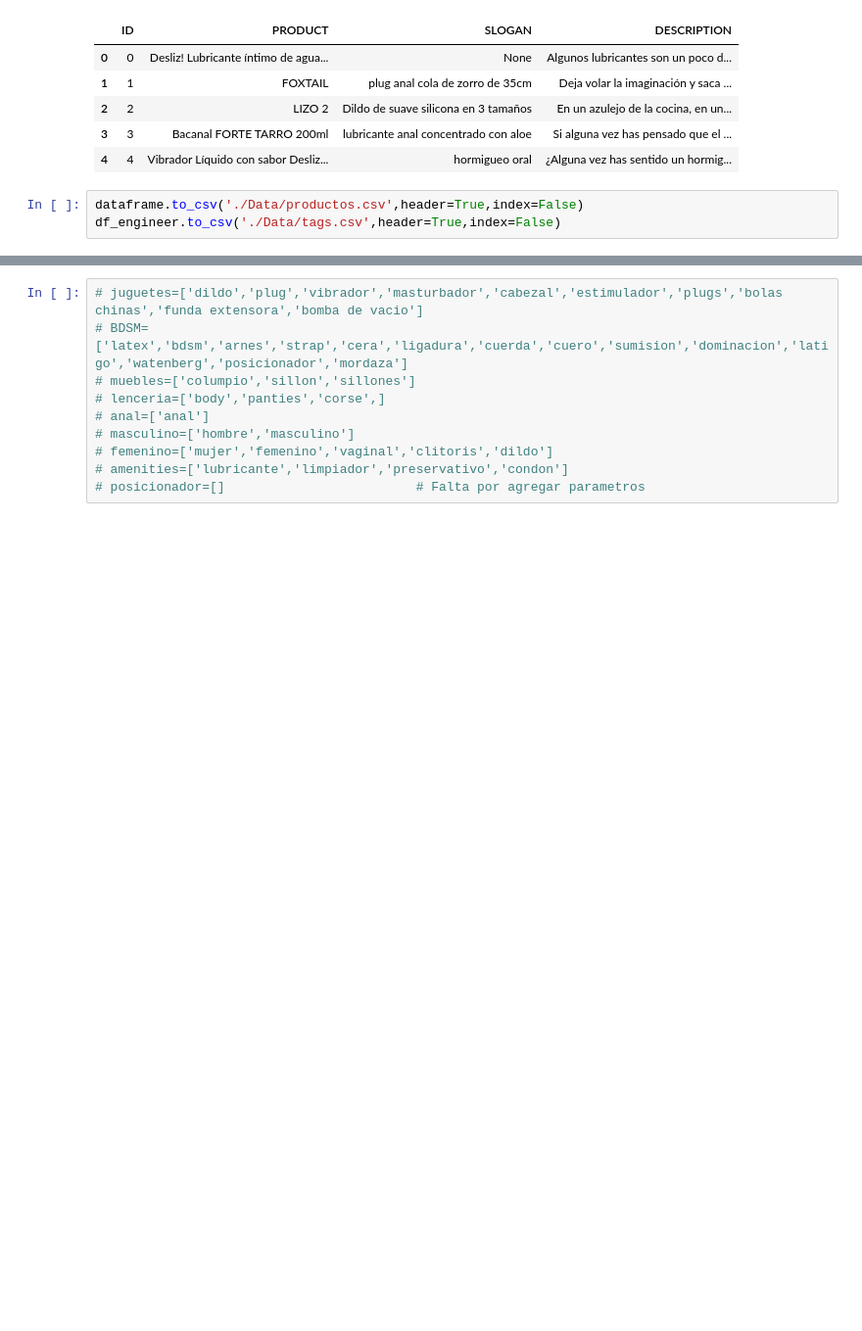
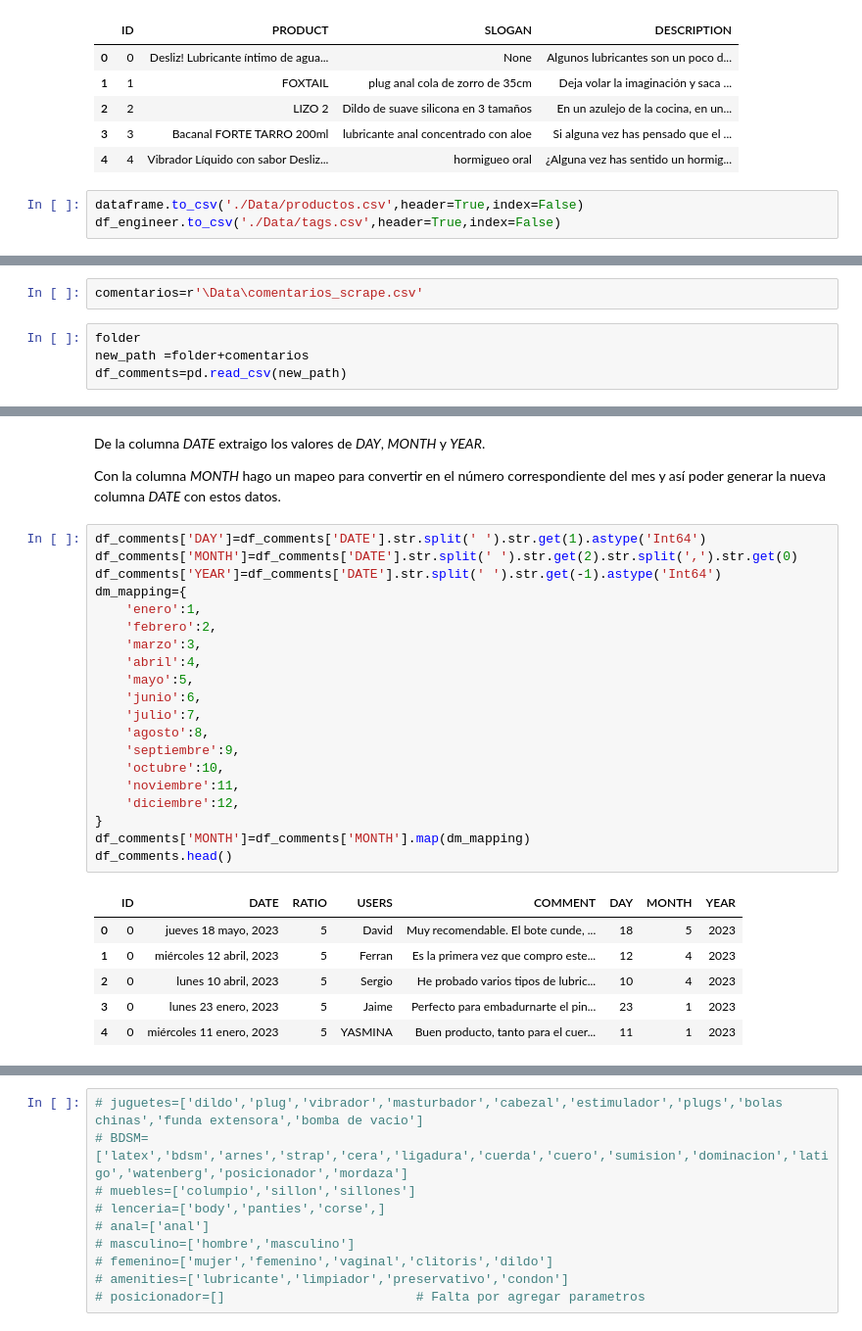
Before and after one commit to 75Engel/Webscrapping_tienda_online, a Jupyter notebook: Notebook/Engineering.ipynb, the cells around one changed output, grey strips where cells are left out. Shown at 98% size. Cells and saved outputs as stored; diff of their text form; blank space fills up the shorter version.

```diff
--- a/Notebook/Engineering.ipynb
+++ b/Notebook/Engineering.ipynb
@@ -254,0 +262,6 @@ df_engineer.to_csv('./Data/tags.csv',header=True,index=False)
+# %%
+comentarios=r'\Data\comentarios_scrape.csv'
+# %%
+folder
+new_path =folder+comentarios
+df_comments=pd.read_csv(new_path)
@@ -254,0 +292,31 @@ df_engineer.to_csv('./Data/tags.csv',header=True,index=False)
+# %% [markdown]
+De la columna *DATE* extraigo los valores de *DAY*, *MONTH* y *YEAR*.
+
+Con la columna *MONTH* hago un mapeo para convertir en el número correspondiente del mes y así poder generar la nueva columna *DATE* con estos  datos.
+# %%
+df_comments['DAY']=df_comments['DATE'].str.split(' ').str.get(1).astype('Int64')
+df_comments['MONTH']=df_comments['DATE'].str.split(' ').str.get(2).str.split(',').str.get(0)
+df_comments['YEAR']=df_comments['DATE'].str.split(' ').str.get(-1).astype('Int64')
+dm_mapping={
+    'enero':1,
+    'febrero':2,
+    'marzo':3,
+    'abril':4,
+    'mayo':5,
+    'junio':6,
+    'julio':7,
+    'agosto':8,
+    'septiembre':9,
+    'octubre':10,
+    'noviembre':11,
+    'diciembre':12,
+}
+df_comments['MONTH']=df_comments['MONTH'].map(dm_mapping)
+df_comments.head()
+# %% [output]
+|  | ID | DATE | RATIO | USERS | COMMENT | DAY | MONTH | YEAR |
+| 0 | 0 | jueves 18 mayo, 2023 | 5 | David | Muy recomendable. El bote cunde, ... | 18 | 5 | 2023 |
+| 1 | 0 | miércoles 12 abril, 2023 | 5 | Ferran | Es la primera vez que compro este... | 12 | 4 | 2023 |
+| 2 | 0 | lunes 10 abril, 2023 | 5 | Sergio | He probado varios tipos de lubric... | 10 | 4 | 2023 |
+| 3 | 0 | lunes 23 enero, 2023 | 5 | Jaime | Perfecto para embadurnarte el pin... | 23 | 1 | 2023 |
+| 4 | 0 | miércoles 11 enero, 2023 | 5 | YASMINA | Buen producto, tanto para el cuer... | 11 | 1 | 2023 |
```
Also changed, not shown: parts of 11 cells of this notebook, 6 other files.
